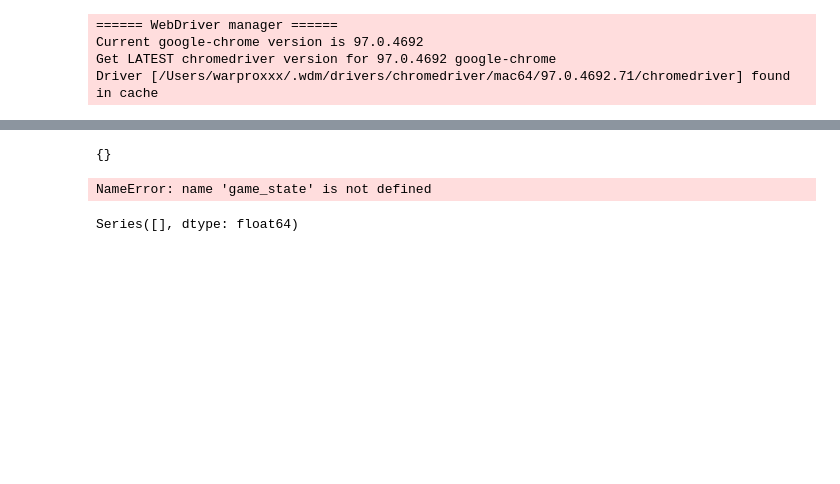
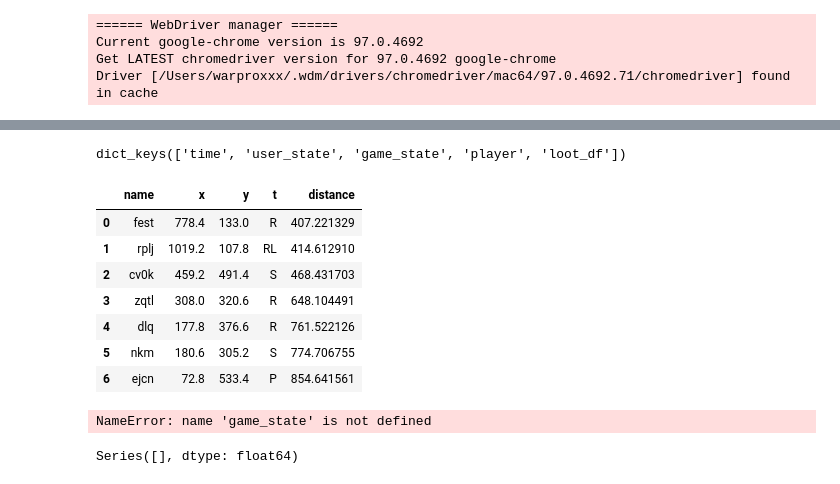
Before and after one commit to warproxxx/crypto-royale, a Jupyter notebook: Untitled.ipynb, the cells around one changed output, grey strips where cells are left out. Cells and saved outputs as stored; diff of their text form; code cells hidden in the pictures; blank space fills up the shorter version.

```diff
--- a/Untitled.ipynb
+++ b/Untitled.ipynb
@@ -70,7 +70,7 @@ def get_bottom_text():
         try:
             return driver.find_elements_by_id('root')[-1].text
         except:
-            ""
+            return ""
 
     return bottom
 
@@ -357,7 +364,7 @@ def play_again():
 
     time.sleep(1)
     claim()
-
+    return play
 
 def perform_withdraw():
     balance = float(get_bottom_text().split('\n')[1].split(' ')[0])
@@ -385,9 +392,7 @@ def perform_withdraw():
         driver.find_element_by_xpath("//button[contains(.,'Confirm')]").click()
         time.sleep(1)
 # %%
-async_features = pool.apply_async(log)
-play_again()
-features = async_features.get()
+play = play_again()
 # %% [output]
 Trying captcha
 Trying captcha
@@ -398,2 +399,4 @@ single positional indexer is out-of-bounds
 HP Found
 Starting game
+# %%
+features = play.all_features
@@ -400,7 +427,18 @@ Starting game
 # %%
 feature = features[40]
-# %%
-feature['game_state']['loot']
-# %% [output]
-{}
+# %%
+feature.keys()
+# %% [output]
+dict_keys(['time', 'user_state', 'game_state', 'player', 'loot_df'])
+# %%
+feature['loot_df']
+# %% [output]
+|  | name | x | y | t | distance |
+| 0 | fest | 778.4 | 133.0 | R | 407.221329 |
+| 1 | rplj | 1019.2 | 107.8 | RL | 414.612910 |
+| 2 | cv0k | 459.2 | 491.4 | S | 468.431703 |
+| 3 | zqtl | 308.0 | 320.6 | R | 648.104491 |
+| 4 | dlq | 177.8 | 376.6 | R | 761.522126 |
+| 5 | nkm | 180.6 | 305.2 | S | 774.706755 |
+| 6 | ejcn | 72.8 | 533.4 | P | 854.641561 |
 # %%
```
Also changed, not shown: parts of 6 cells of this notebook.
